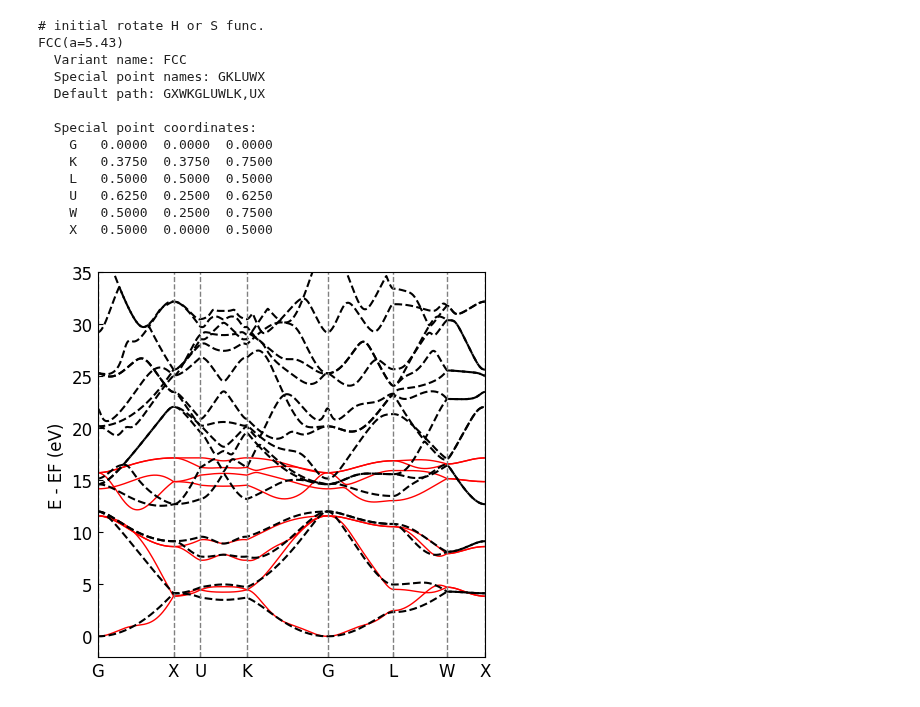
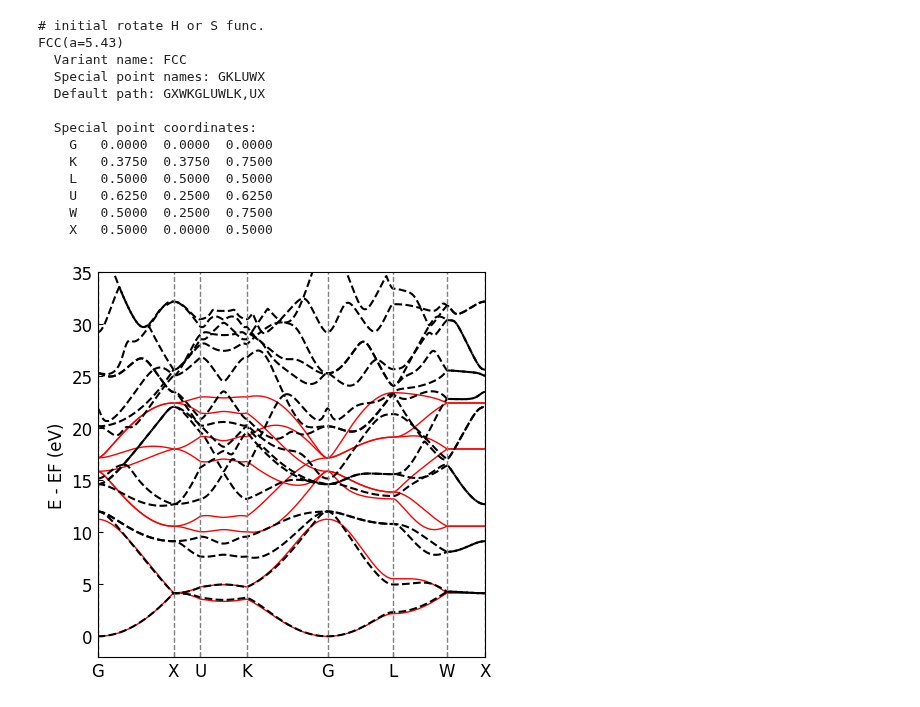
Before and after one commit to deepmodeling/DeePTB, a Jupyter notebook: examples/plot.ipynb, the cells around one changed output. Drawn from its saved outputs; the diff is of its cells as text; code cells hidden in the pictures.

```diff
--- a/examples/plot.ipynb
+++ b/examples/plot.ipynb
@@ -9,16 +9,15 @@ import numpy as np
 
 
 if __name__ == '__main__':
-    checkpointPath = "/root/dptb_exp/silicon/checkpoint/latest_nnsk.pth"
+    checkpointPath = "/root/dptb_exp/silicon/checkpoint/best_nnsk.pth"
     train_data_path = "/root/dptb_exp/silicon/data/"
     train_data_prefix = "set"
 
-    proj_atom_neles = {"Si": 11}
+    proj_atom_neles = {"Si": 5}
     proj_anglr_m = {
       "Si": [
         "3s",
         "3p",
-        "d*",
         "s*"
       ]
     }
@@ -38,6 +37,7 @@ if __name__ == '__main__':
     # spmap['M'] = np.array([0.5,0.5,1])
     # kpath=snapase.cell.bandpath('XGX', npoints=120)
     kpath = snapase.cell.bandpath('GXUKGLWX', npoints=400)
+    # kpath = snapase.cell.bandpath('WLGXWK', npoints=400)
     xlist, high_sym_kpoints, labels = kpath.get_linear_kpoint_axis()
     klist = kpath.kpts
 
@@ -50,31 +50,31 @@ if __name__ == '__main__':
     for i in range(eigks.shape[1]):
         plt.plot(xlist, eigks[:, i] - np.min(eigks), 'r-', lw=1)
 
     for ib in range(band['eigenvalues'].shape[1]):
         plt.plot(band['xcoords'], band['eigenvalues'][:, ib] - np.min(band['eigenvalues']), 'k--')
     # plt.plot(band['xcoords'],band['eigenvalues'][:,0] - EF,'k--',label='GPAW')
 
     for ii in high_sym_kpoints:
         plt.axvline(ii, color='gray', lw=1, ls='--')
     plt.tick_params(direction='in')
     plt.ylim(-2, 35)
     plt.xlim(xlist.min(), xlist.max())
     plt.ylabel('E - EF (eV)', fontsize=12)
     plt.yticks(fontsize=12)
     plt.xticks(high_sym_kpoints, labels, fontsize=12)
     plt.show()
 # %% [output]
 # initial rotate H or S func.
 FCC(a=5.43)
   Variant name: FCC
   Special point names: GKLUWX
   Default path: GXWKGLUWLK,UX
 
   Special point coordinates:
     G   0.0000  0.0000  0.0000
     K   0.3750  0.3750  0.7500
     L   0.5000  0.5000  0.5000
     U   0.6250  0.2500  0.6250
     W   0.5000  0.2500  0.7500
     X   0.5000  0.0000  0.5000
-[figure, old version]
+[figure, new version]
```
Also changed, not shown: 1 other file.
